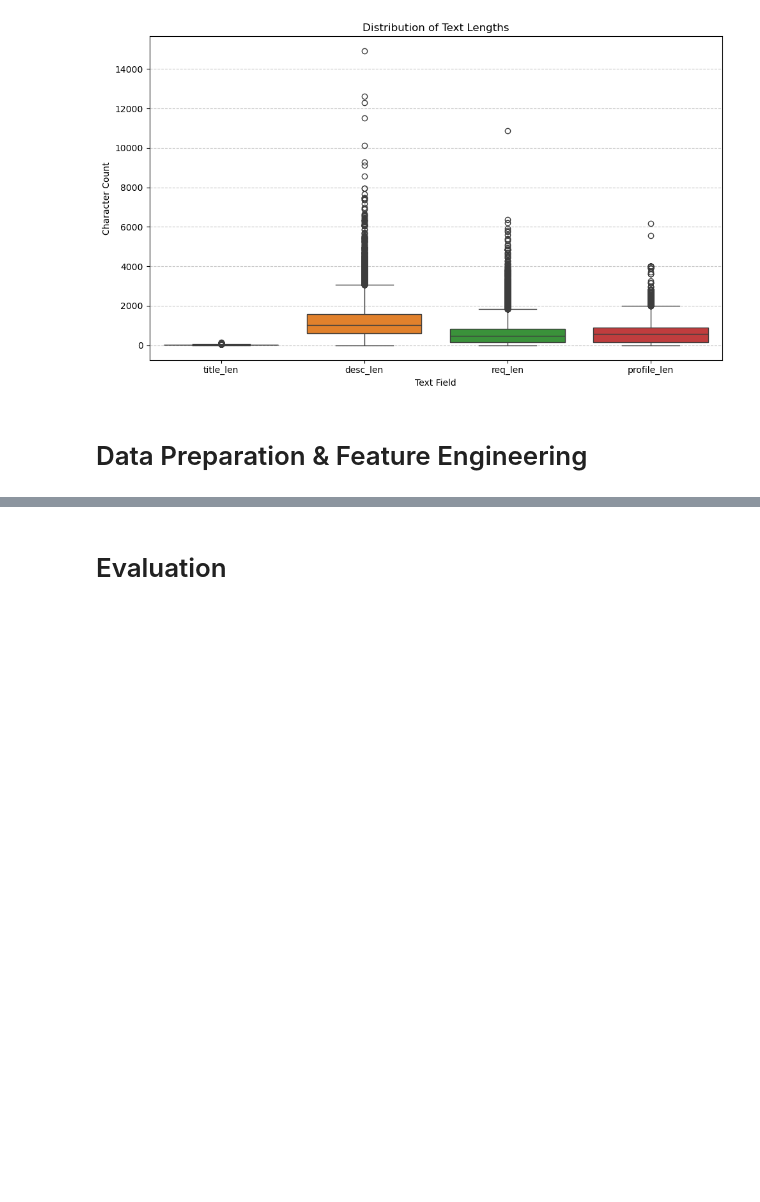
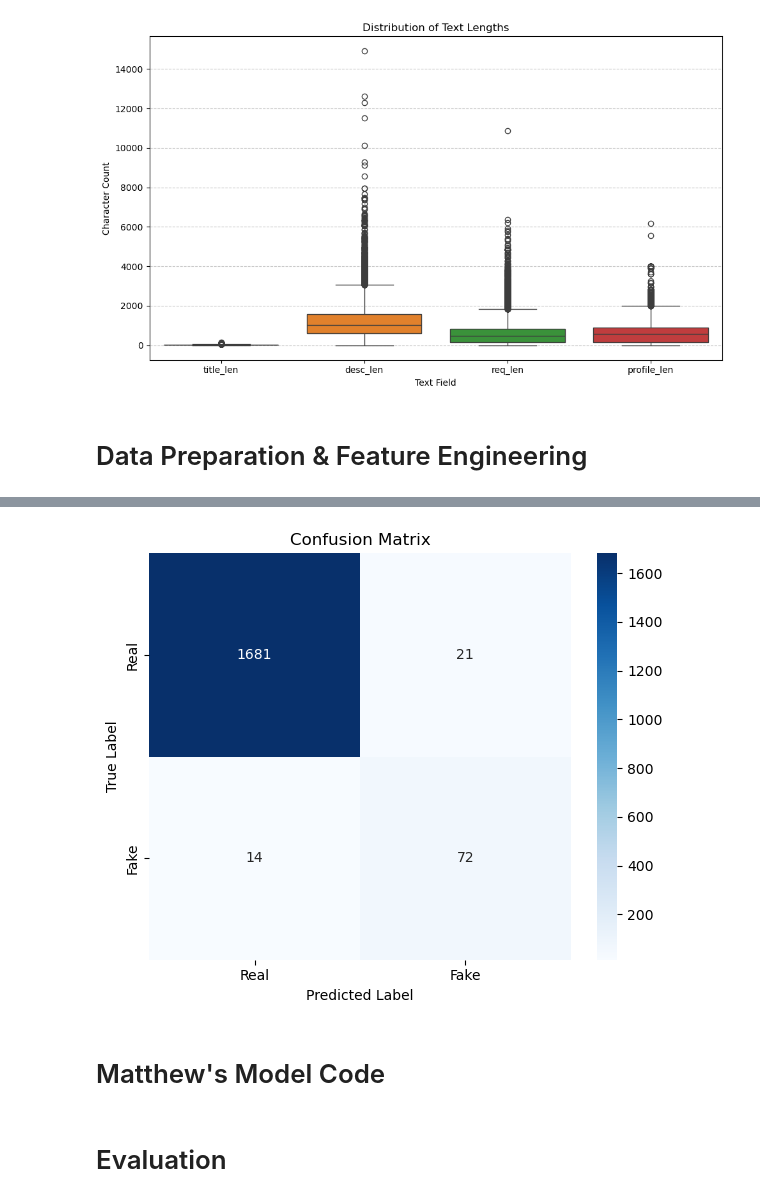
Before and after one commit to navanodonavan/MSAAI510FinalProjectGroup4, a Jupyter notebook: Final Project Section5-Team 4.ipynb, the cells around one changed output, grey strips where cells are left out. Cells and saved outputs as stored; diff of their text form; code cells hidden in the pictures; blank space fills up the shorter version.

```diff
--- a/Final Project Section5-Team 4.ipynb
+++ b/Final Project Section5-Team 4.ipynb
@@ -147,0 +284,3 @@ plt.show()
+# %%
+# use GPU if we can
+device = torch.device("cuda") if torch.cuda.is_available() else torch.device("cpu")
@@ -147,0 +300,18 @@ plt.show()
+# %%
+# handle class imbalance with class weights
+train_label_counts = np.bincount(train_labels)
+class_weights = [1.0 / c for c in train_label_counts]
+class_weights = torch.tensor(class_weights, dtype=torch.float).to(device)
+
+# create trainer with weight loss
+class WeightedLossTrainer(Trainer):
+    def compute_loss(self, model, inputs, return_outputs=False, **kwargs):
+        labels = inputs.get("labels")
+        outputs = model(**inputs)
+        logits = outputs.get("logits")
+
+        # apply weighted loss
+        loss_fct = CrossEntropyLoss(weight=class_weights)
+        loss = loss_fct(logits, labels)
+
+        return (loss, outputs) if return_outputs else loss
@@ -147,0 +361,11 @@ plt.show()
+# %%
+# predict on test data
+predictions = trainer.predict(test_dataset)
+
+# store predictions
+y_pred = np.argmax(predictions.predictions, axis=1)
+y_true = predictions.label_ids
+
+# create classification report
+report = classification_report(y_true, y_pred, target_names=["Real", "Fake"])
+print(report)
@@ -148,3 +382,19 @@ plt.show()
+# %%
+# define confusion matrix
+cm = confusion_matrix(y_true, y_pred)
+
+# plot matrix
+plt.figure(figsize=(6, 5))
+sns.heatmap(cm, annot=True, fmt='d', cmap='Blues', xticklabels=["Real", "Fake"], yticklabels=["Real", "Fake"])
+plt.xlabel('Predicted Label')
+plt.ylabel('True Label')
+plt.title('Confusion Matrix')
+plt.tight_layout()
+plt.show()
+# %% [output]
+[figure, added]
+# %% [markdown]
+# Matthew's Model Code
 # %%
 # Stopwords list
 stopwords = set([
```
Also changed, not shown: parts of 14 cells of this notebook.
